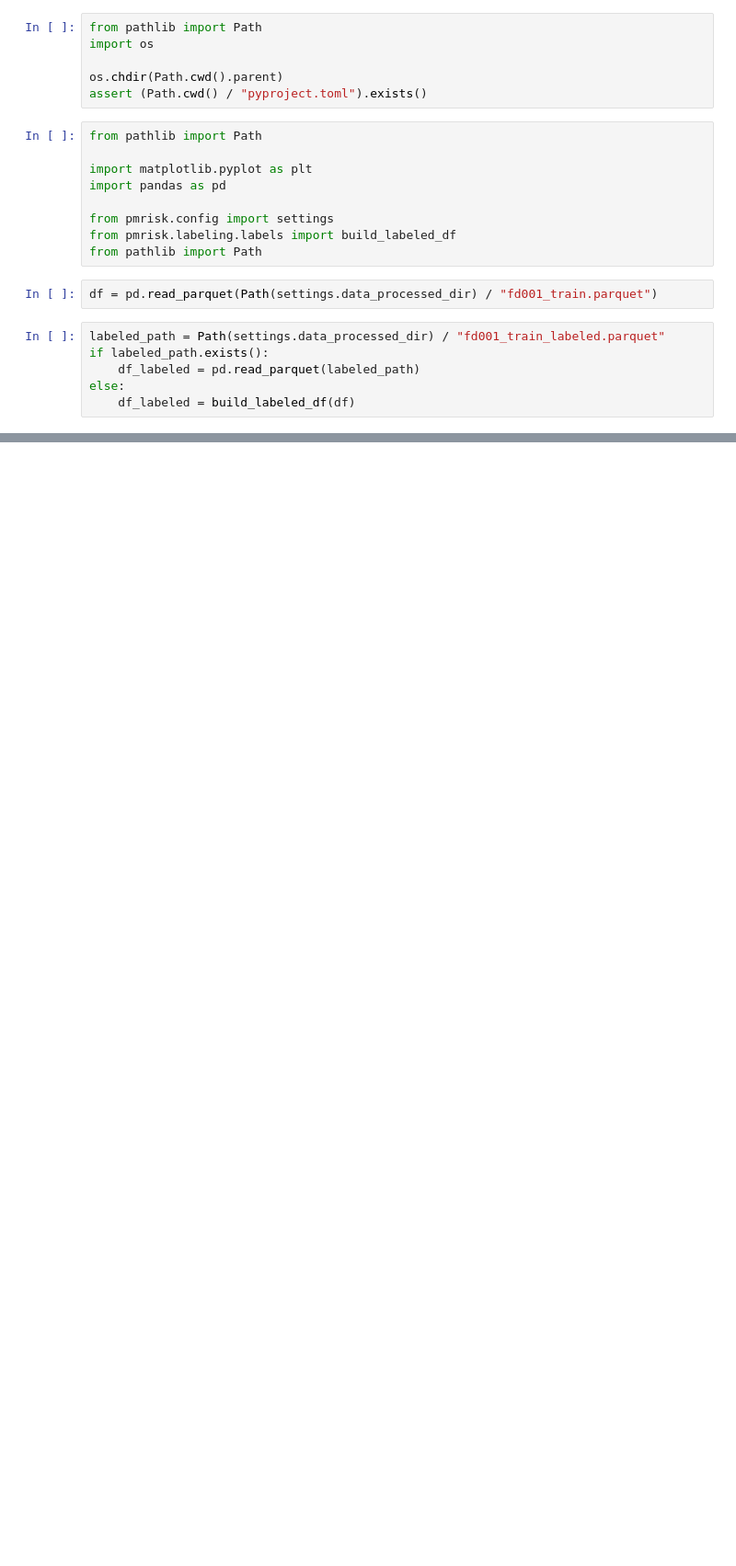
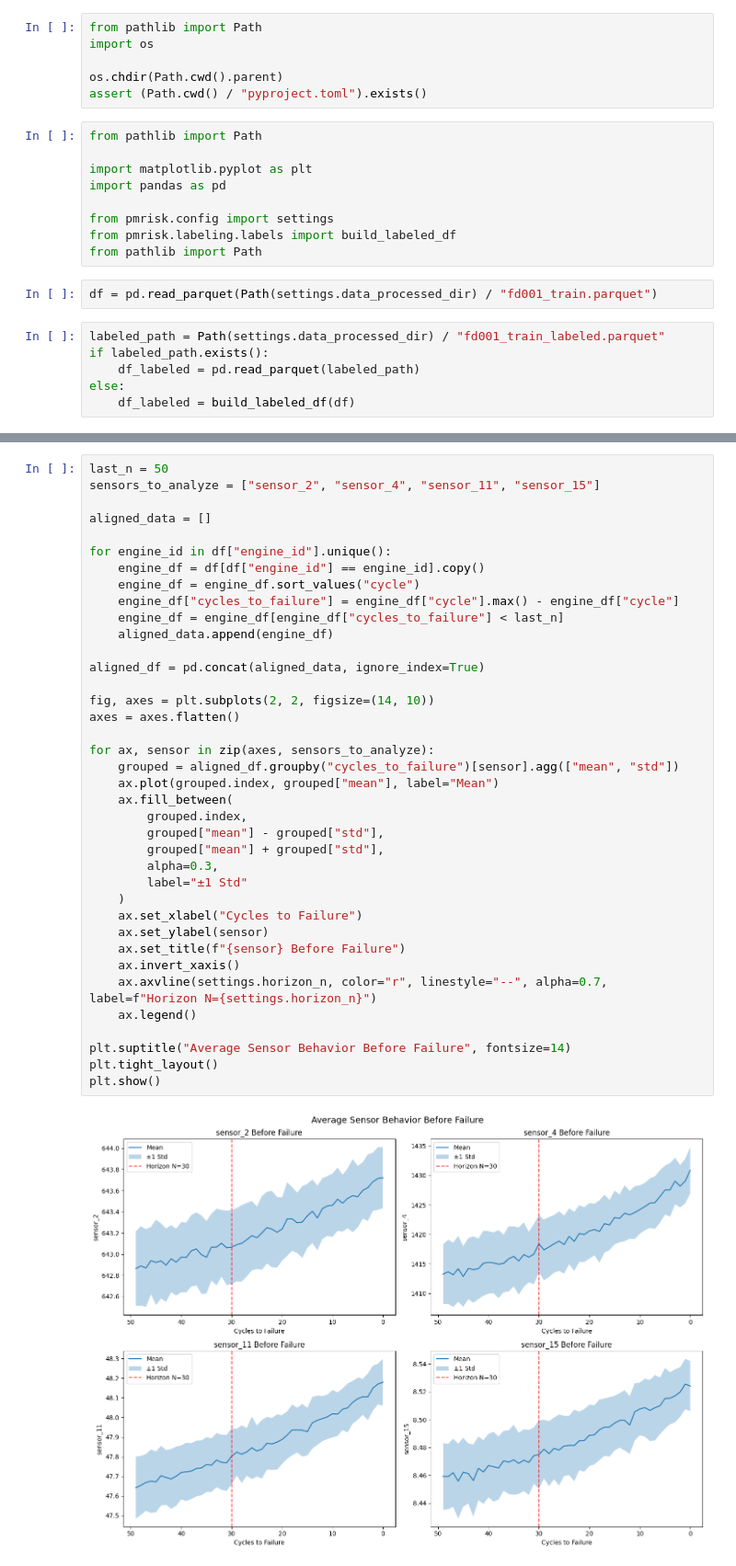
Before and after one commit to danielsamo-se/predictive-maintenance-risk, a Jupyter notebook: notebooks/eda_fd001.ipynb, the cells around one changed output, grey strips where cells are left out. Shown at 92% size. Cells and saved outputs as stored; diff of their text form; blank space fills up the shorter version.

```diff
--- a/notebooks/eda_fd001.ipynb
+++ b/notebooks/eda_fd001.ipynb
@@ -57,0 +158,40 @@ print("Rows after window filter:", len(df_labeled), "of", len(df))
+# %%
+last_n = 50
+sensors_to_analyze = ["sensor_2", "sensor_4", "sensor_11", "sensor_15"]
+
+aligned_data = []
+
+for engine_id in df["engine_id"].unique():
+    engine_df = df[df["engine_id"] == engine_id].copy()
+    engine_df = engine_df.sort_values("cycle")
+    engine_df["cycles_to_failure"] = engine_df["cycle"].max() - engine_df["cycle"]
+    engine_df = engine_df[engine_df["cycles_to_failure"] < last_n]
+    aligned_data.append(engine_df)
+
+aligned_df = pd.concat(aligned_data, ignore_index=True)
+
+fig, axes = plt.subplots(2, 2, figsize=(14, 10))
+axes = axes.flatten()
+
+for ax, sensor in zip(axes, sensors_to_analyze):
+    grouped = aligned_df.groupby("cycles_to_failure")[sensor].agg(["mean", "std"])
+    ax.plot(grouped.index, grouped["mean"], label="Mean")
+    ax.fill_between(
+        grouped.index,
+        grouped["mean"] - grouped["std"],
+        grouped["mean"] + grouped["std"],
+        alpha=0.3,
+        label="±1 Std"
+    )
+    ax.set_xlabel("Cycles to Failure")
+    ax.set_ylabel(sensor)
+    ax.set_title(f"{sensor} Before Failure")
+    ax.invert_xaxis()
+    ax.axvline(settings.horizon_n, color="r", linestyle="--", alpha=0.7, label=f"Horizon N={settings.horizon_n}")
+    ax.legend()
+
+plt.suptitle("Average Sensor Behavior Before Failure", fontsize=14)
+plt.tight_layout()
+plt.show()
+# %% [output]
+[figure, added]
```
Also changed, not shown: parts of 12 cells of this notebook.
